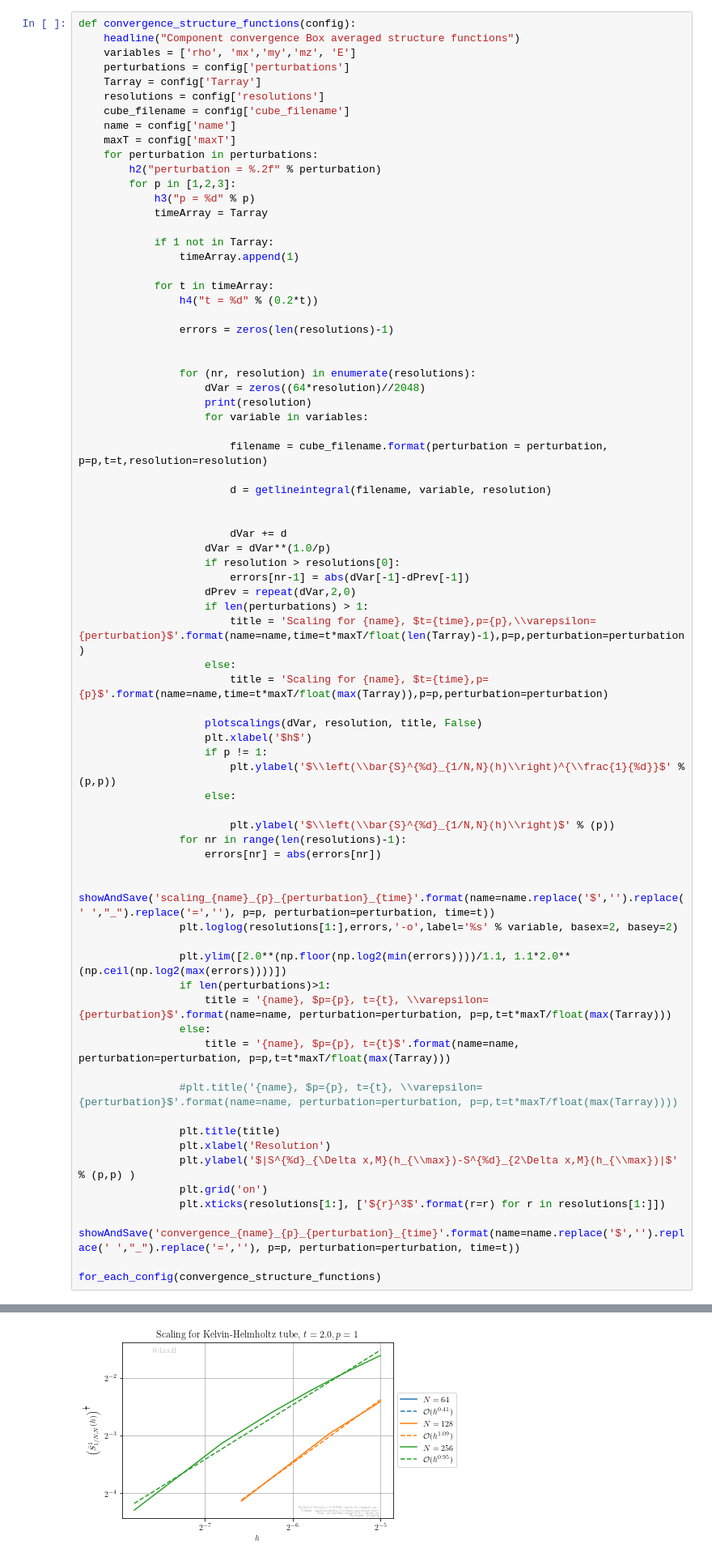
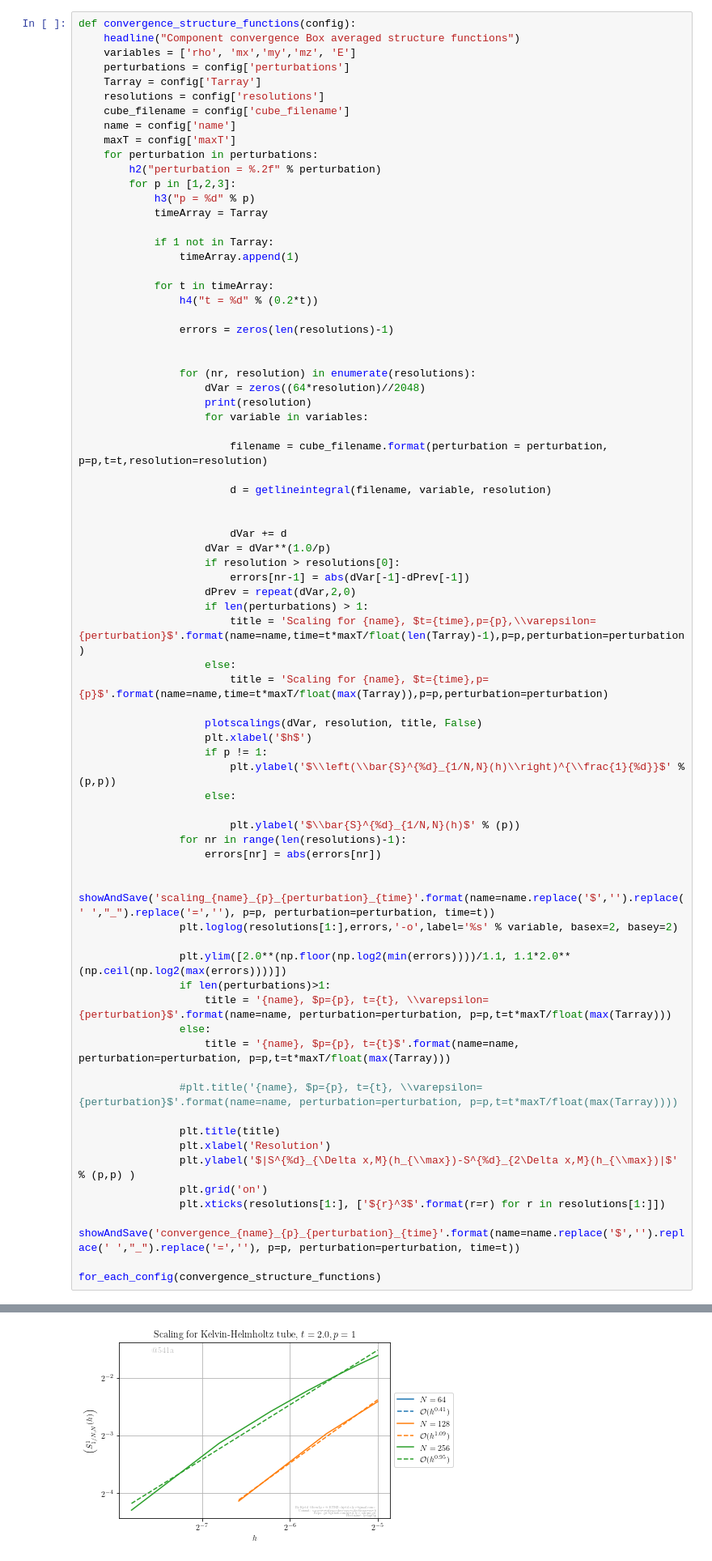
Before and after one commit to kjetil-lye/3druns, a Jupyter notebook: postprocessing/notebooks/structure_postprocess.ipynb, the cells around one changed output, grey strips where cells are left out. Shown: that part at 81% size. Saved outputs shown, nothing was run; the diff lists cells and outputs as text.

Commit message:
made plotting a bit nicer

```diff
--- a/postprocessing/notebooks/structure_postprocess.ipynb
+++ b/postprocessing/notebooks/structure_postprocess.ipynb
@@ -211,7 +211,7 @@ def convergence_structure_functions(config):
                         plt.ylabel('$\\left(\\bar{S}^{%d}_{1/N,N}(h)\\right)^{\\frac{1}{%d}}$' % (p,p))
                     else:
 
-                        plt.ylabel('$\\left(\\bar{S}^{%d}_{1/N,N}(h)\\right)$' % (p))
+                        plt.ylabel('$\\bar{S}^{%d}_{1/N,N}(h)$' % (p))
                 for nr in range(len(resolutions)-1):
                     errors[nr] = abs(errors[nr])
 
@@ -250,4 +250,4 @@ structure["Scaling for Kelvin-Helmholtz tube, $t=2.0,p=1$"][256] = array([0.
-[figure, old version]
+[figure, new version]
 [figure]
 p = 2
 t = 0
```
Also changed, not shown: parts of 1 cell of this notebook, 32 other files.
